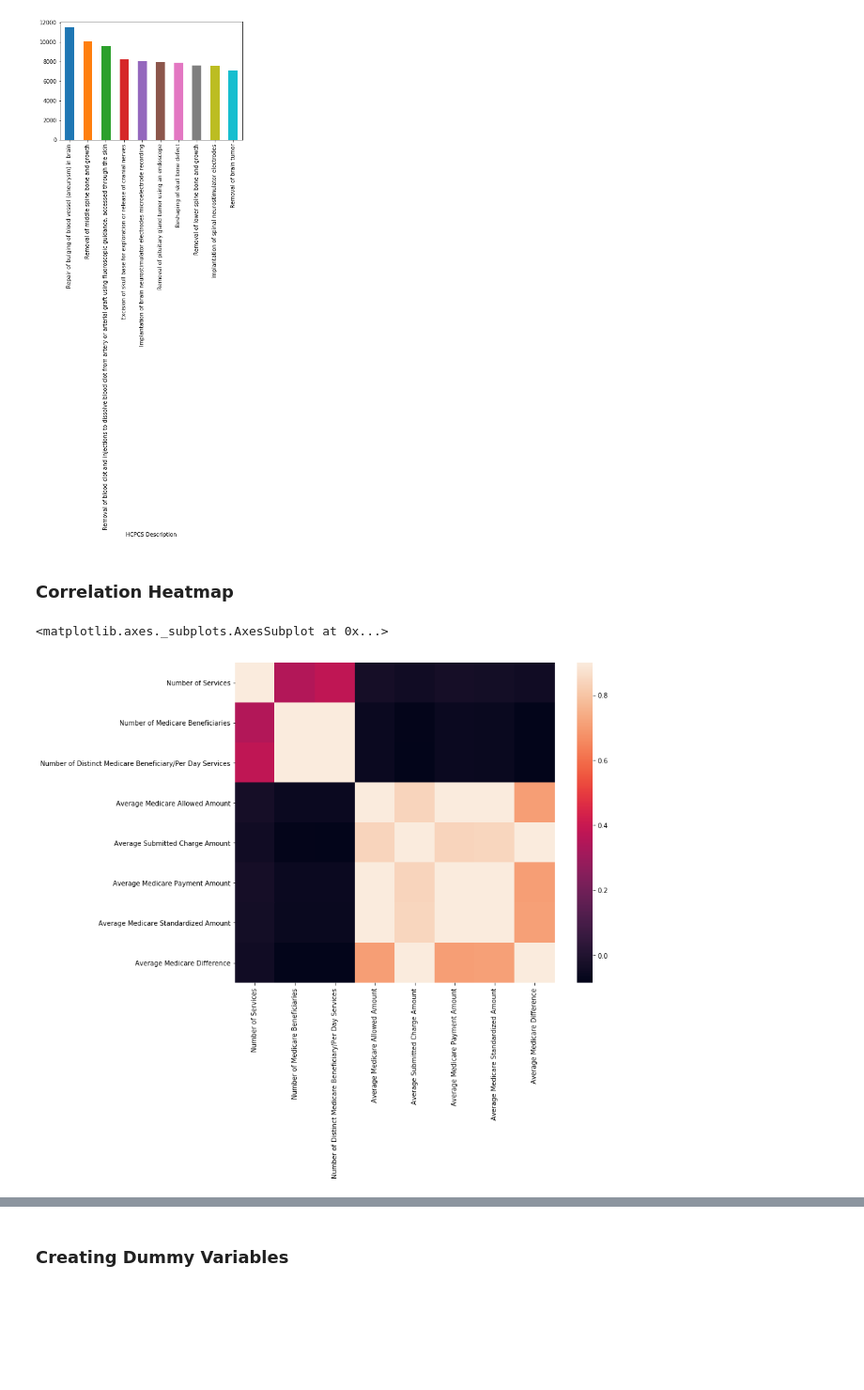
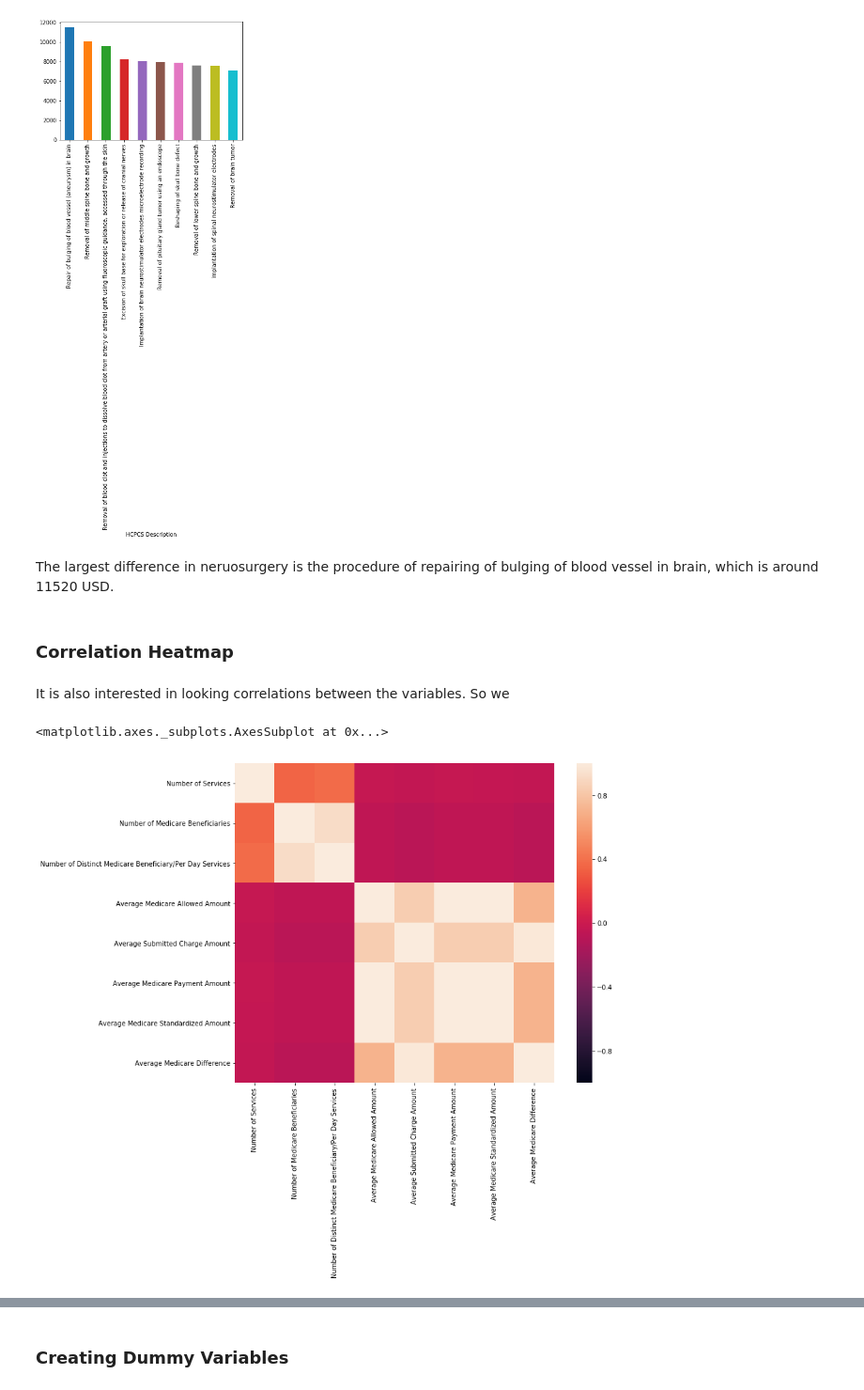
Before and after one commit to chvbs2000/SpringBoard, a Jupyter notebook: Capstone_Project1/analysis.ipynb, the cells around one changed output, grey strips where cells are left out. Shown at 94% size. Saved outputs shown, nothing was run; the diff lists cells and outputs as text; code cells hidden in the pictures; blank space fills up the shorter version.

```diff
--- a/Capstone_Project1/analysis.ipynb
+++ b/Capstone_Project1/analysis.ipynb
@@ -297,14 +234,18 @@ Implantation of spinal neurostimulator electrodes
 Removal of brain tumor                                                                                                                               7122.118343
 Name: Average Medicare Difference, dtype: float64
 [figure]
+# %% [markdown]
+The largest difference in neruosurgery is the procedure of repairing of bulging of blood vessel in brain, which is around 11520 USD.
 # %% [markdown]
 ### Correlation Heatmap
+# %% [markdown]
+It is also interested in looking correlations between the variables. So we
 # %%
 import seaborn as sns
 
 corr_map = data_ca_drop_pro.corr()
 plt.subplots(figsize=(12,9))
-sns.heatmap(corr_map, vmax=0.9, square=True)
+sns.heatmap(corr_map, square=True, vmin=-1, vmax=1)
 # %% [output]
 <matplotlib.axes._subplots.AxesSubplot at 0x...>
-[figure, old version]
+[figure, new version]
```
Also changed, not shown: parts of 20 cells of this notebook.
